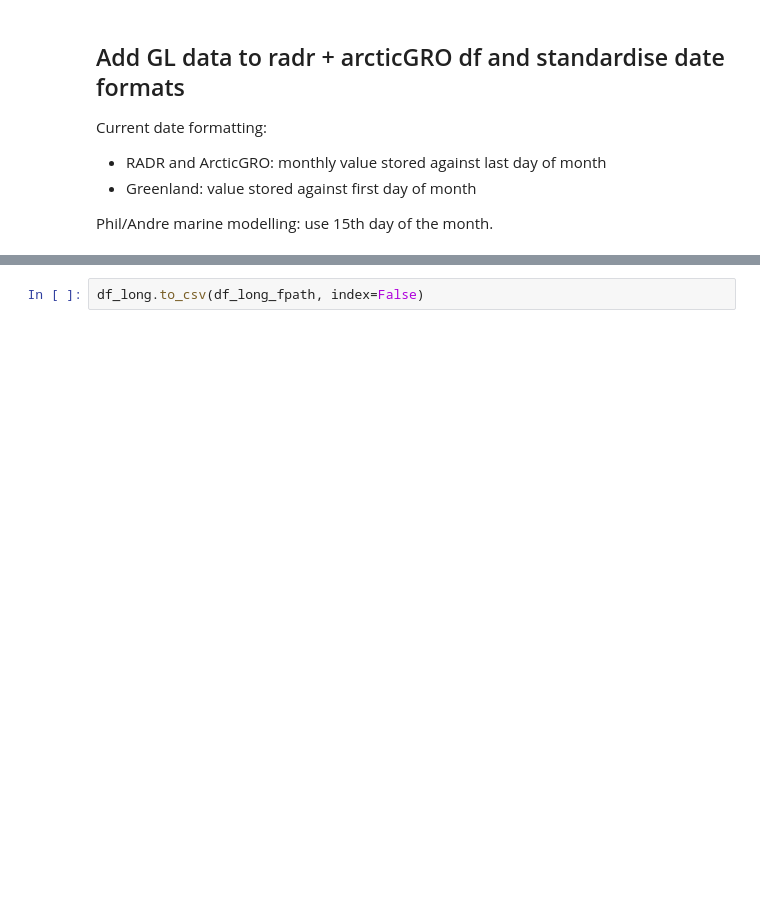
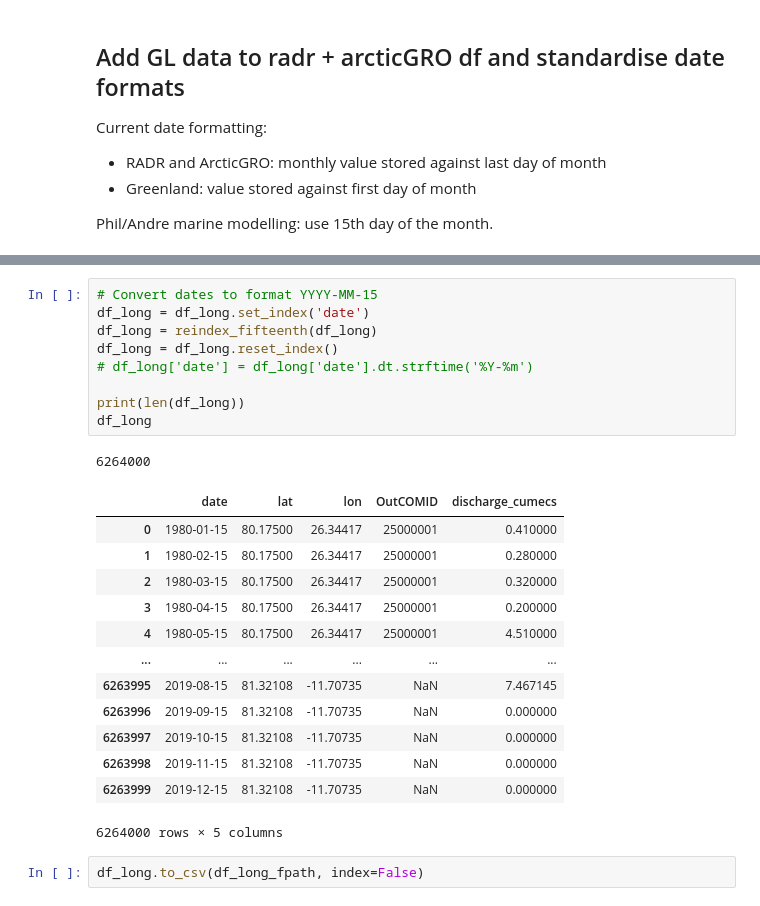
Before and after one commit to NIVANorge/BEST-Siberian, a Jupyter notebook: code/05b_merge_discharge.ipynb, the cells around one changed output, grey strips where cells are left out. Cells and saved outputs as stored; diff of their text form; blank space fills up the shorter version.

```diff
--- a/code/05b_merge_discharge.ipynb
+++ b/code/05b_merge_discharge.ipynb
@@ -826,3 +824,27 @@ df_long
+# %%
+# Convert dates to format YYYY-MM-15
+df_long = df_long.set_index('date')
+df_long = reindex_fifteenth(df_long)
+df_long = df_long.reset_index()
+# df_long['date'] = df_long['date'].dt.strftime('%Y-%m')
+
+print(len(df_long))
+df_long
+# %% [output]
+6264000
+|  | date | lat | lon | OutCOMID | discharge_cumecs |
+| 0 | 1980-01-15 | 80.17500 | 26.34417 | 25000001 | 0.410000 |
+| 1 | 1980-02-15 | 80.17500 | 26.34417 | 25000001 | 0.280000 |
+| 2 | 1980-03-15 | 80.17500 | 26.34417 | 25000001 | 0.320000 |
+| 3 | 1980-04-15 | 80.17500 | 26.34417 | 25000001 | 0.200000 |
+| 4 | 1980-05-15 | 80.17500 | 26.34417 | 25000001 | 4.510000 |
+| ... | ... | ... | ... | ... | ... |
+| 6263995 | 2019-08-15 | 81.32108 | -11.70735 | NaN | 7.467145 |
+| 6263996 | 2019-09-15 | 81.32108 | -11.70735 | NaN | 0.000000 |
+| 6263997 | 2019-10-15 | 81.32108 | -11.70735 | NaN | 0.000000 |
+| 6263998 | 2019-11-15 | 81.32108 | -11.70735 | NaN | 0.000000 |
+| 6263999 | 2019-12-15 | 81.32108 | -11.70735 | NaN | 0.000000 |
+6264000 rows × 5 columns
 # %%
 df_long.to_csv(df_long_fpath, index=False)
 # %% [markdown]
```
Also changed, not shown: parts of 14 cells of this notebook.
